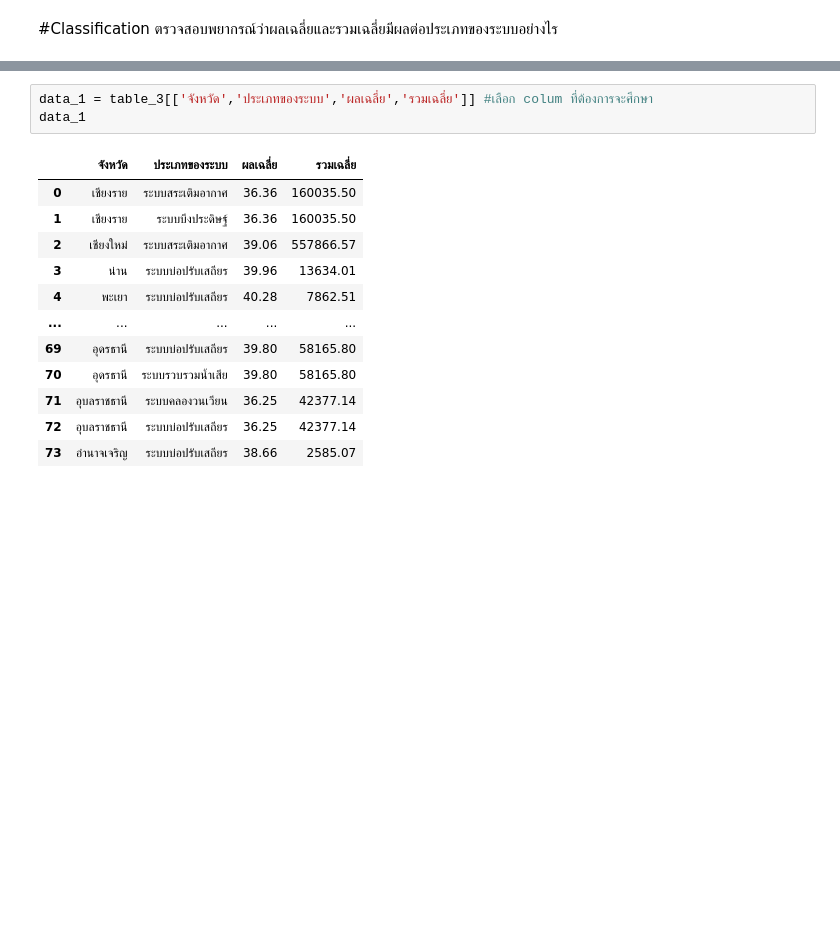
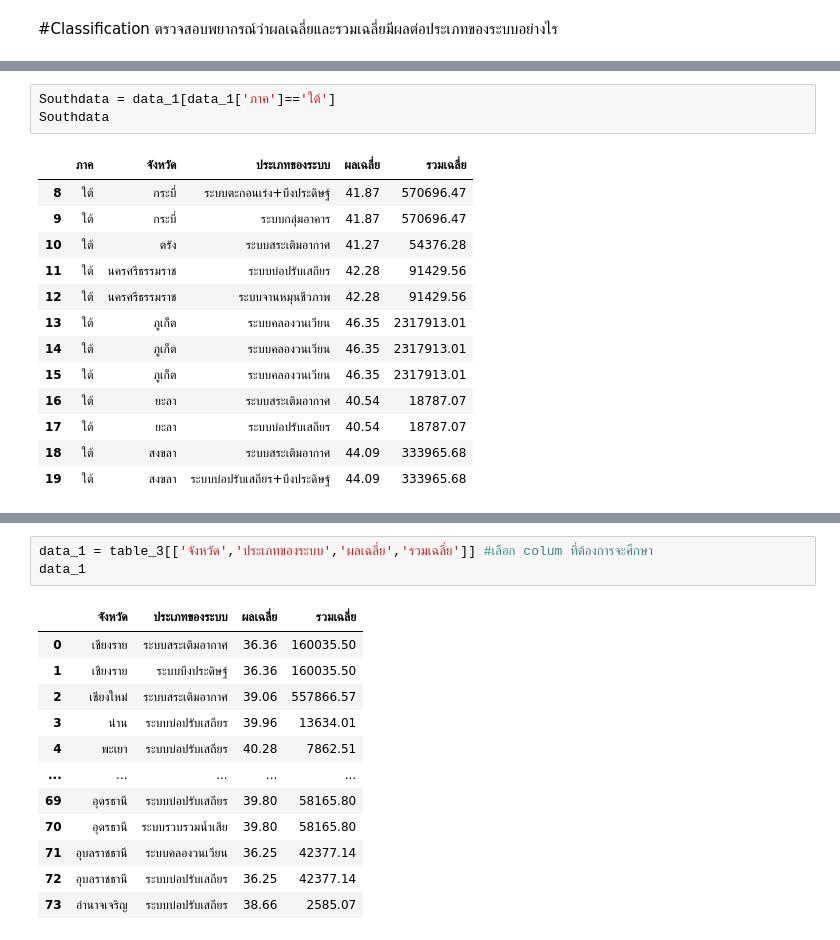
Before and after one commit to chalarm1405/DWDM21_, a Jupyter notebook: Project for Group.ipynb, the cells around one changed output, grey strips where cells are left out. Drawn from its saved outputs; the diff is of its cells as text; blank space fills up the shorter version.

```diff
--- a/Project for Group.ipynb
+++ b/Project for Group.ipynb
@@ -565,0 +601,17 @@ table_3.plot.scatter('จังหวัด','ผลเฉลี่ย', s = 30)
+# %%
+Southdata = data_1[data_1['ภาค']=='ใต้']
+Southdata
+# %% [output]
+|  | ภาค | จังหวัด | ประเภทของระบบ | ผลเฉลี่ย | รวมเฉลี่ย |
+| 8 | ใต้ | กระบี่ | ระบบตะกอนเร่ง+บึงประดิษฐ์ | 41.87 | 570696.47 |
+| 9 | ใต้ | กระบี่ | ระบบกลุ่มอาคาร | 41.87 | 570696.47 |
+| 10 | ใต้ | ตรัง | ระบบสระเติมอากาศ | 41.27 | 54376.28 |
+| 11 | ใต้ | นครศรีธรรมราช | ระบบบ่อปรับเสถียร | 42.28 | 91429.56 |
+| 12 | ใต้ | นครศรีธรรมราช | ระบบจานหมุนชีวภาพ | 42.28 | 91429.56 |
+| 13 | ใต้ | ภูเก็ต | ระบบคลองวนเวียน | 46.35 | 2317913.01 |
+| 14 | ใต้ | ภูเก็ต | ระบบคลองวนเวียน | 46.35 | 2317913.01 |
+| 15 | ใต้ | ภูเก็ต | ระบบคลองวนเวียน | 46.35 | 2317913.01 |
+| 16 | ใต้ | ยะลา | ระบบสระเติมอากาศ | 40.54 | 18787.07 |
+| 17 | ใต้ | ยะลา | ระบบบ่อปรับเสถียร | 40.54 | 18787.07 |
+| 18 | ใต้ | สงขลา | ระบบสระเติมอากาศ | 44.09 | 333965.68 |
+| 19 | ใต้ | สงขลา | ระบบบ่อปรับเสถียร+บึงประดิษฐ์ | 44.09 | 333965.68 |
```
Also changed, not shown: parts of 17 cells of this notebook.
